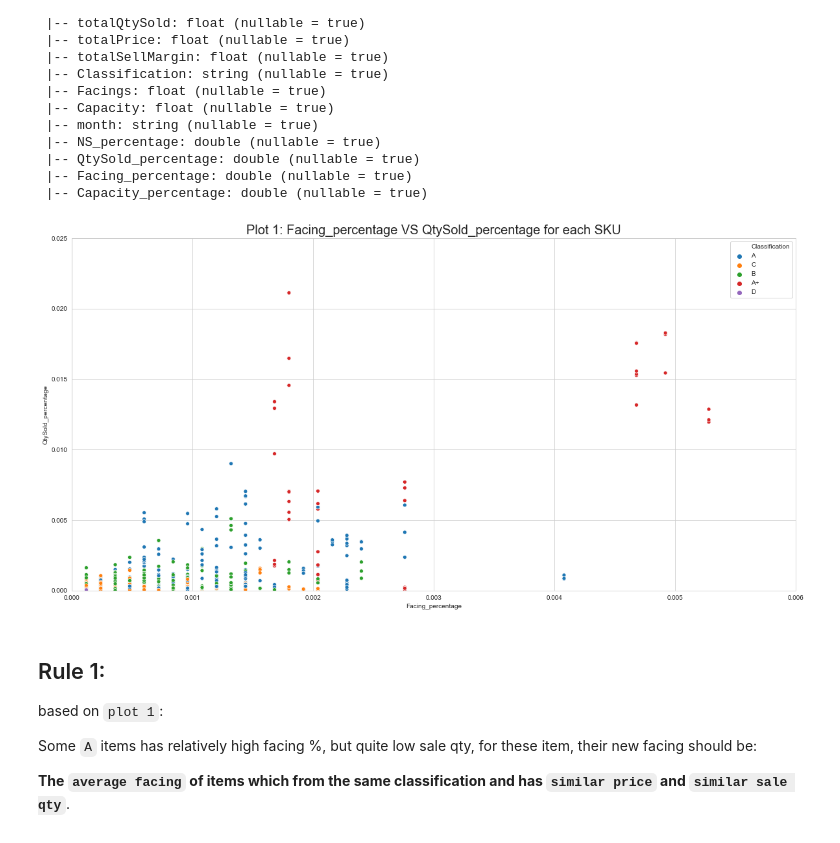
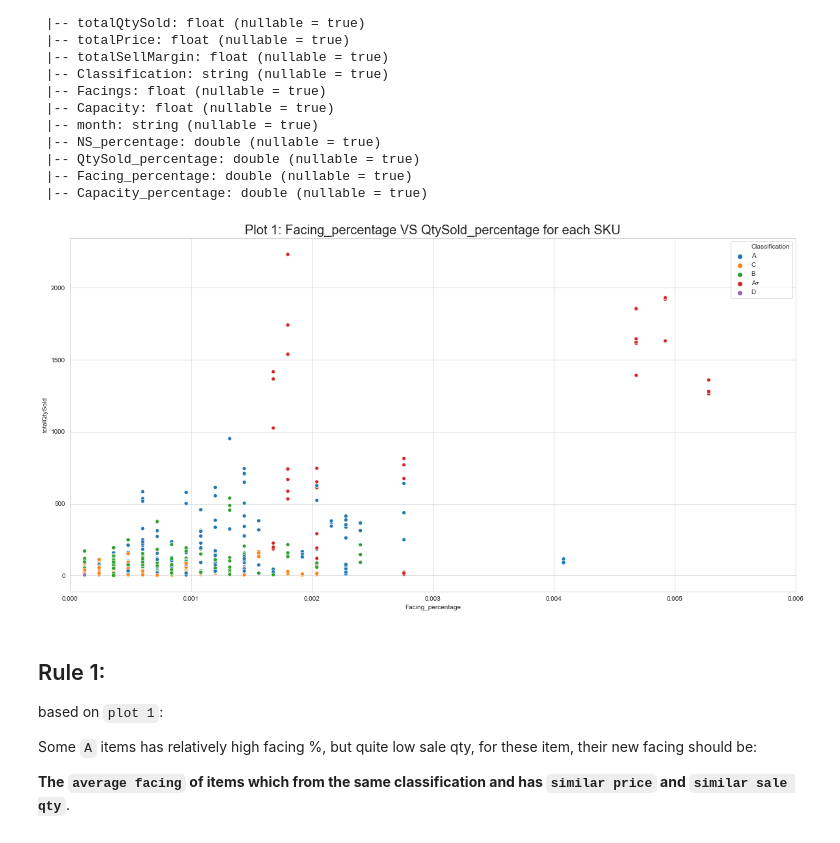
Before and after one commit to YiranJing/Lagardere_CommercialAnalysis, a Jupyter notebook: InventoryOptimization/notebook/CheckItems_InventoryOptimization.ipynb, the cells around one changed output. Saved outputs shown, nothing was run; the diff lists cells and outputs as text; code cells hidden in the pictures.

```diff
--- a/InventoryOptimization/notebook/CheckItems_InventoryOptimization.ipynb
+++ b/InventoryOptimization/notebook/CheckItems_InventoryOptimization.ipynb
@@ -105,13 +105,13 @@ root
 df = df.toPandas()
 # %%
 plt.figure(figsize=(20,10))
-ax = sns.scatterplot(x="Facing_percentage", y="QtySold_percentage", hue = "Classification", data=df)
+ax = sns.scatterplot(x="Facing_percentage", y="totalQtySold", hue = "Classification", data=df)
 ax.set_title("Plot 1: Facing_percentage VS QtySold_percentage for each SKU", fontsize=20)
 plt.xlim(0,0.006)
-plt.ylim(0,0.025)
+#plt.ylim(0,0.025)
 plt.show()
 # %% [output]
-[figure, old version]
+[figure, new version]
 # %% [markdown]
 ## Rule 1:
 based on `plot 1`:
```
